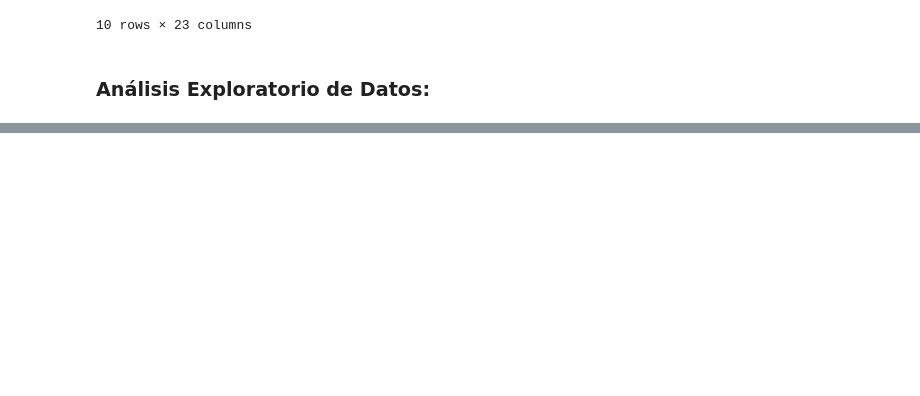
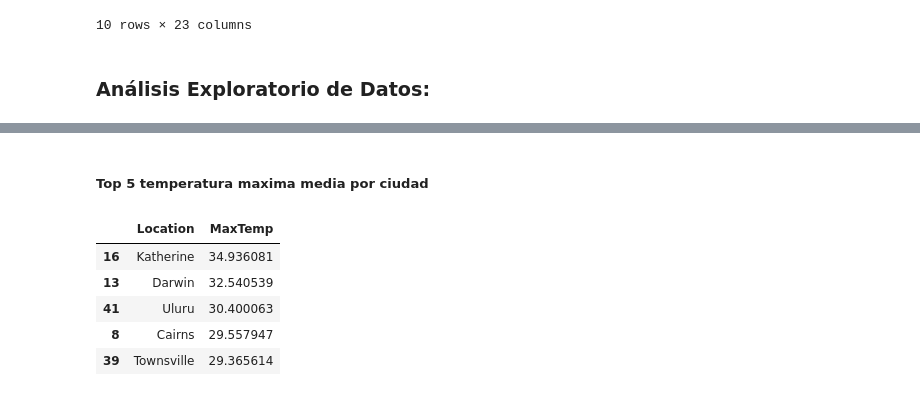
Before and after one commit to Joacogomezc98/CEIOT-ML-TP1, a Jupyter notebook: EDA.ipynb, the cells around one changed output, grey strips where cells are left out. Drawn from its saved outputs; the diff is of its cells as text; code cells hidden in the pictures; blank space fills up the shorter version.

```diff
--- a/EDA.ipynb
+++ b/EDA.ipynb
@@ -272,0 +287,12 @@ ordered_weather.head(10)
+# %% [markdown]
+##### Top 5 temperatura maxima media por ciudad
+# %%
+maxTemp_media_por_ciudad = ordered_weather.groupby('Location')['MaxTemp'].mean().reset_index()
+maxTemp_media_por_ciudad.sort_values(by='MaxTemp', ascending=False).head(5)
+# %% [output]
+|  | Location | MaxTemp |
+| 16 | Katherine | 34.936081 |
+| 13 | Darwin | 32.540539 |
+| 41 | Uluru | 30.400063 |
+| 8 | Cairns | 29.557947 |
+| 39 | Townsville | 29.365614 |
```
Also changed, not shown: parts of 17 cells of this notebook.
